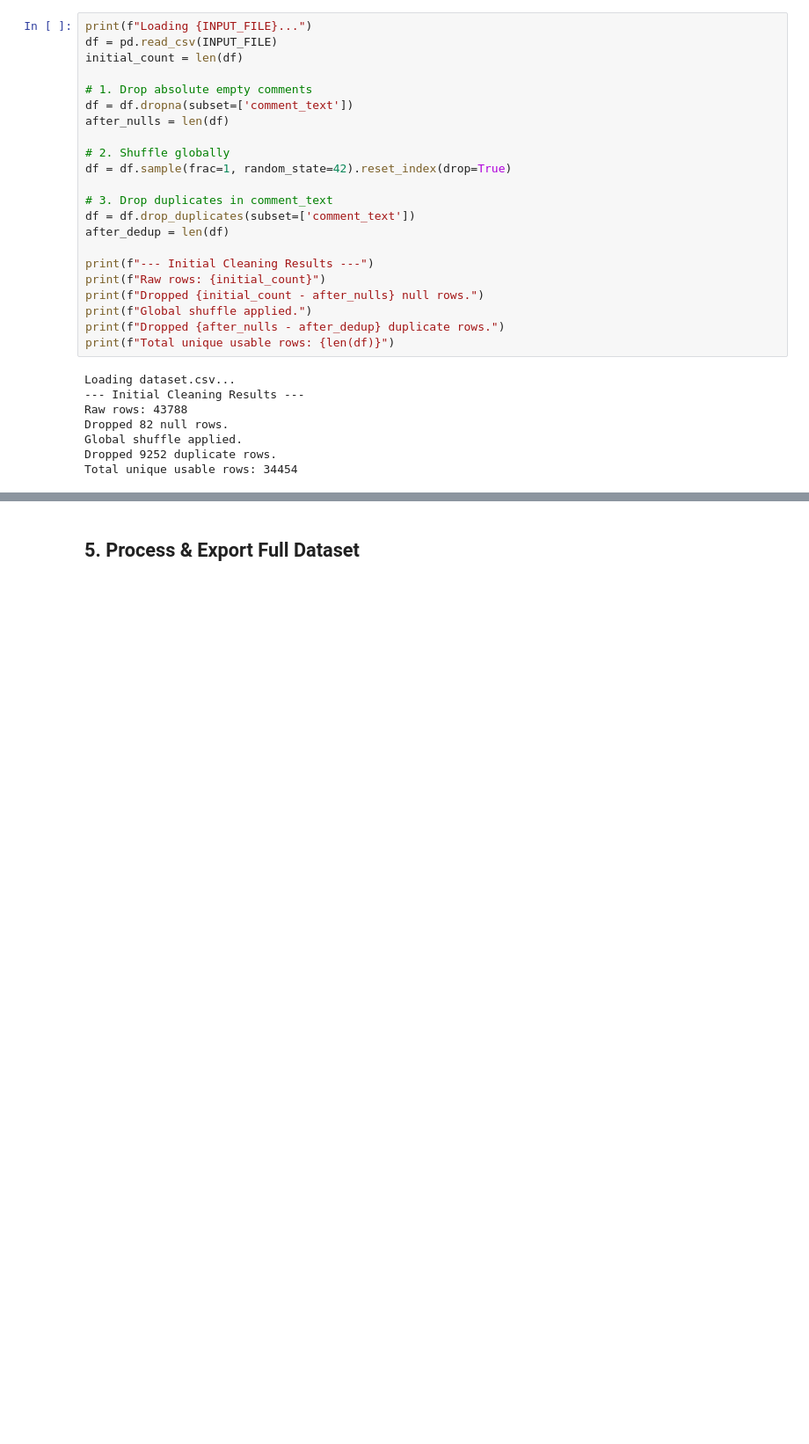
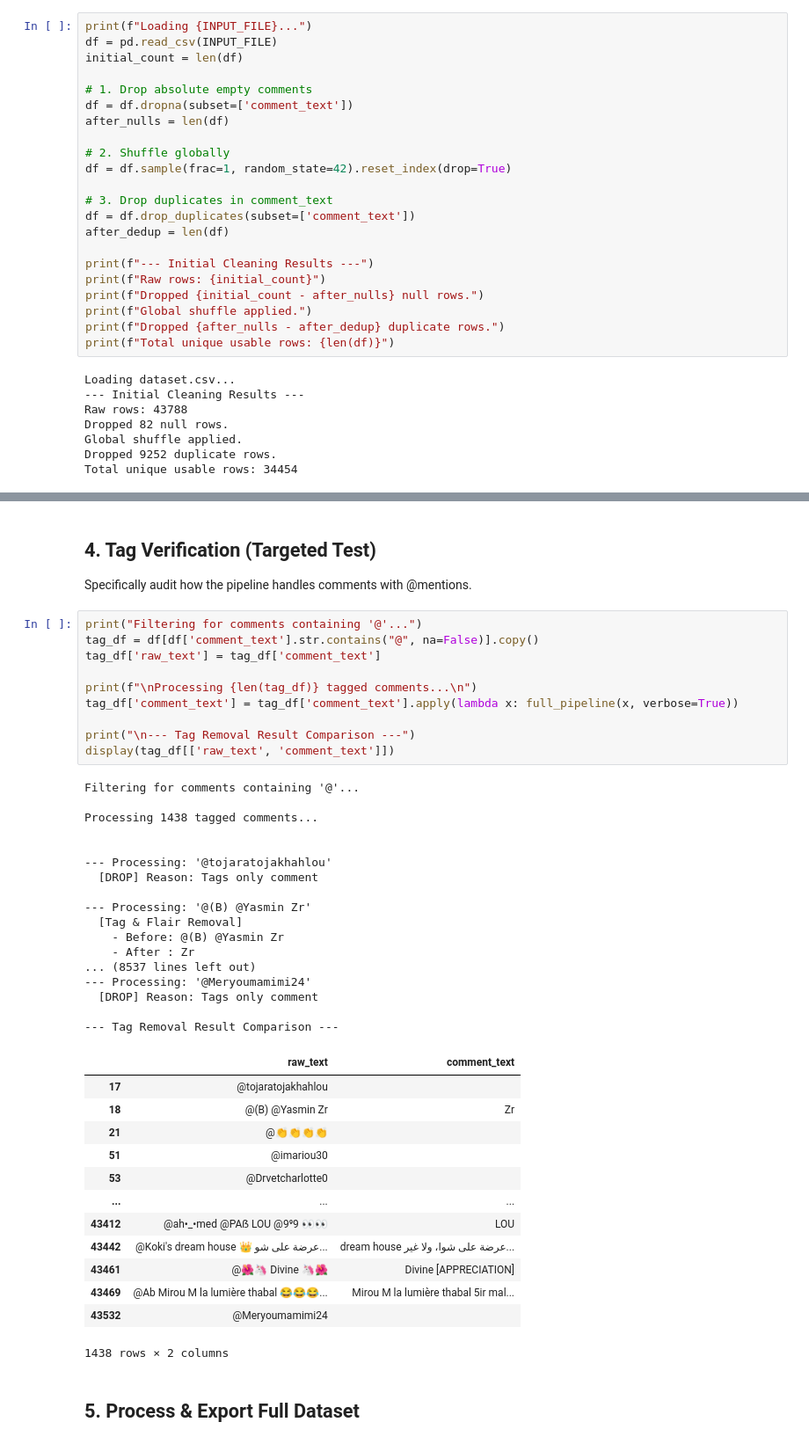
Before and after one commit to meryrahou/UnthAI, a Jupyter notebook: preprocessing_pipeline.ipynb, the cells around one changed output, grey strips where cells are left out. Shown at 88% size. Cells and saved outputs as stored; diff of their text form; blank space fills up the shorter version.

```diff
--- a/preprocessing_pipeline.ipynb
+++ b/preprocessing_pipeline.ipynb
@@ -206,3 +192,47 @@ Executing Pipeline (Sample) for INTENT mode...
+# %% [markdown]
+## 4. Tag Verification (Targeted Test)
+Specifically audit how the pipeline handles comments with @mentions.
+# %%
+print("Filtering for comments containing '@'...")
+tag_df = df[df['comment_text'].str.contains("@", na=False)].copy()
+tag_df['raw_text'] = tag_df['comment_text']
+
+print(f"\nProcessing {len(tag_df)} tagged comments...\n")
+tag_df['comment_text'] = tag_df['comment_text'].apply(lambda x: full_pipeline(x, verbose=True))
+
+print("\n--- Tag Removal Result Comparison ---")
+display(tag_df[['raw_text', 'comment_text']])
+# %% [output]
+Filtering for comments containing '@'...
+
+Processing 1438 tagged comments...
+
+
+--- Processing: '@tojaratojakhahlou'
+  [DROP] Reason: Tags only comment
+
+--- Processing: '@(B) @Yasmin Zr'
+  [Tag & Flair Removal]
+    - Before: @(B) @Yasmin Zr
+    - After : Zr
+... (8537 lines left out)
+--- Processing: '@Meryoumamimi24'
+  [DROP] Reason: Tags only comment
+
+--- Tag Removal Result Comparison ---
+|  | raw_text | comment_text |
+| 17 | @tojaratojakhahlou |  |
+| 18 | @(B) @Yasmin Zr | Zr |
+| 21 | @👏👏👏👏 |  |
+| 51 | @imariou30 |  |
+| 53 | @Drvetcharlotte0 |  |
+| ... | ... | ... |
+| 43412 | @ah•_•med @PAẞ LOU @9⁹9 👀👀 | LOU |
+| 43442 | @Koki's dream house 👑 عرضة على شو... | dream house عرضة على شوا، ولا غير... |
+| 43461 | @🌺🦄 Divine 🦄🌺 | Divine [APPRECIATION] |
+| 43469 | @Ab Mirou M la lumière thabal 😂😂😂... | Mirou M la lumière thabal 5ir mal... |
+| 43532 | @Meryoumamimi24 |  |
+1438 rows × 2 columns
 # %% [markdown]
 ## 5. Process & Export Full Dataset
 # %%
```
Also changed, not shown: parts of 11 cells of this notebook, 2 other files.
